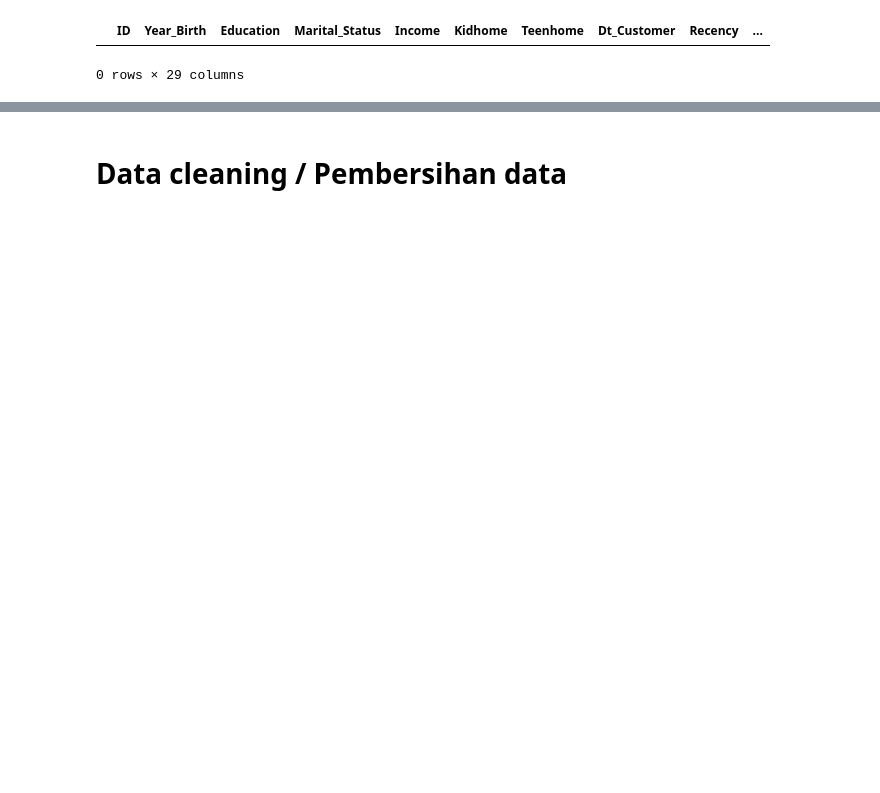
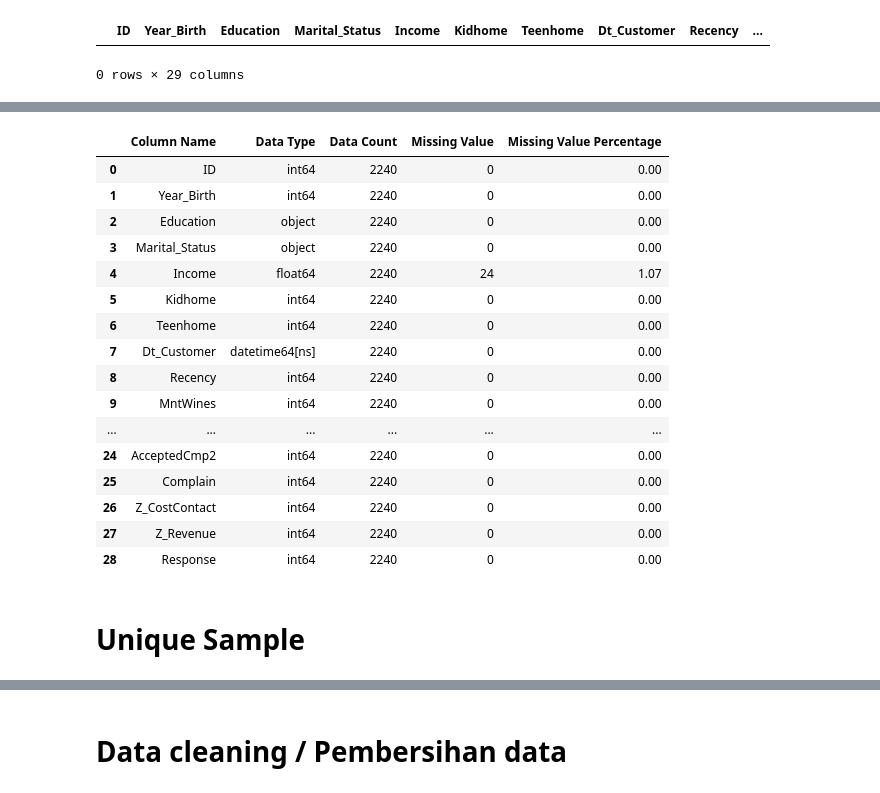
Before and after one commit to rilgilang/Capstone-Project-2, a Jupyter notebook: Capstone_Project_2_Customer.ipynb, the cells around one changed output, grey strips where cells are left out. Saved outputs shown, nothing was run; the diff lists cells and outputs as text; code cells hidden in the pictures; blank space fills up the shorter version.

```diff
--- a/Capstone_Project_2_Customer.ipynb
+++ b/Capstone_Project_2_Customer.ipynb
@@ -92,0 +82,30 @@ Hasil pengecekan menunjukan tidak ada data data yang duplicate / yang memiliki n
+# %%
+listItem = []
+for col in df.columns :
+    listItem.append([col, df[col].dtype, len(df),df[col].isna().sum(), round((df[col].isna().sum()/len(df[col])) * 100,2)])
+
+dfDesc = pd.DataFrame(columns=['Column Name', 'Data Type', 'Data Count', 'Missing Value',
+    'Missing Value Percentage'],
+                     data=listItem)
+
+dfDesc
+# %% [output]
+|  | Column Name | Data Type | Data Count | Missing Value | Missing Value Percentage |
+| 0 | ID | int64 | 2240 | 0 | 0.00 |
+| 1 | Year_Birth | int64 | 2240 | 0 | 0.00 |
+| 2 | Education | object | 2240 | 0 | 0.00 |
+| 3 | Marital_Status | object | 2240 | 0 | 0.00 |
+| 4 | Income | float64 | 2240 | 24 | 1.07 |
+| 5 | Kidhome | int64 | 2240 | 0 | 0.00 |
+| 6 | Teenhome | int64 | 2240 | 0 | 0.00 |
+| 7 | Dt_Customer | datetime64[ns] | 2240 | 0 | 0.00 |
+| 8 | Recency | int64 | 2240 | 0 | 0.00 |
+| 9 | MntWines | int64 | 2240 | 0 | 0.00 |
+| ... | ... | ... | ... | ... | ... |
+| 24 | AcceptedCmp2 | int64 | 2240 | 0 | 0.00 |
+| 25 | Complain | int64 | 2240 | 0 | 0.00 |
+| 26 | Z_CostContact | int64 | 2240 | 0 | 0.00 |
+| 27 | Z_Revenue | int64 | 2240 | 0 | 0.00 |
+| 28 | Response | int64 | 2240 | 0 | 0.00 |
+# %% [markdown]
+# Unique Sample
```
Also changed, not shown: parts of 40 cells of this notebook.
